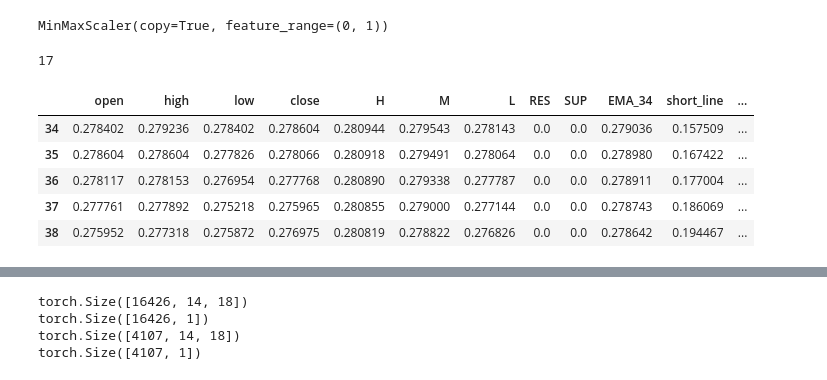
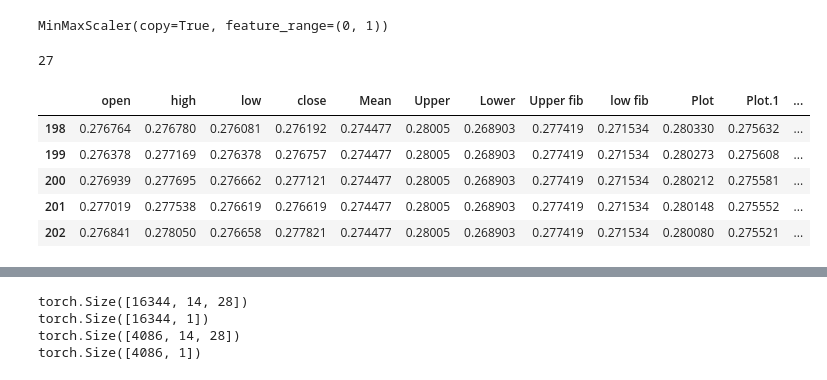
Before and after one commit to heugyu/coin_deep_learning, a Jupyter notebook: BTC_LSTM_30M.ipynb, the cells around one changed output, grey strips where cells are left out. Saved outputs shown, nothing was run; the diff lists cells and outputs as text; code cells hidden in the pictures.

```diff
--- a/BTC_LSTM_30M.ipynb
+++ b/BTC_LSTM_30M.ipynb
@@ -21,7 +22,7 @@ else:
   device = torch.device("cpu")
 # %%
 # 구글 드라이브 csv read
-data = pd.read_csv('/content/drive/My Drive/DATA/BITFINEX_BTCUSD_30.csv')
+data = pd.read_csv('/content/drive/My Drive/DATA/BITSTAMP_BTCUSD_30.csv')
 print(f'데이터 shape : {data.shape}')
 data.head()
 # %% [output]
@@ -35,10 +48,12 @@ data.head()
 # %%
-
 print(len(data))
 
-copy_data = data[['open', 'high', 'low', 'close', 'H', 'M', 'L', 'RES', 'SUP','EMA_34',
+copy_data = data[['open', 'high', 'low', 'close',
+                  'Mean ', 'Upper ', 'Lower', 'Upper fib ', 'low fib', 'Plot', 'Plot.1', 'Plot.2',
+                  'ParabolicSAR',
+                  'H', 'M', 'L', 'RES', 'SUP','EMA_34',
                   'short_line', 'VWAP', '34 EMA', 'Volume', 'Volume.1', 'A/D Volume',
-                  'OnBalanceVolume', 'MF']].dropna()
+                  'OnBalanceVolume', 'MF', 'Accumulation/Distribution']].dropna()
 
 print(len(copy_data))
 # %% [output]
@@ -65,31 +81,44 @@ price_scaler = MinMaxScaler()
 vol_scaler = MinMaxScaler()
 obv_scaler = MinMaxScaler()
 mf_scaler = MinMaxScaler()
+ad_scaler = MinMaxScaler()
 
 #   스케일 데이터 fitting
-price_scaler.fit(np.array(copy_data[['open', 'high', 'low', 'close', 'H', 'M', 'L', 'RES', 'SUP', 'EMA_34', 'short_line', 'VWAP', '34 EMA']]).reshape(-1, 1))
+price_scaler.fit(np.array(copy_data[['open', 'high', 'low', 'close', 'Mean ', 'Upper ',
+                                     'Lower', 'Upper fib ', 'low fib', 'Plot', 'Plot.1',
+                                     'Plot.2', 'ParabolicSAR', 'H', 'M', 'L', 'RES', 'SUP',
+                                     'EMA_34', 'short_line', 'VWAP', '34 EMA']]).reshape(-1, 1))
 vol_scaler.fit(np.array(copy_data[['Volume', 'Volume.1', 'A/D Volume']]).reshape(-1, 1))
 obv_scaler.fit(np.array(copy_data[['OnBalanceVolume']]).reshape(-1, 1))
 mf_scaler.fit(np.array(copy_data[['MF']]).reshape(-1, 1))
+ad_scaler.fit(np.array(copy_data[['Accumulation/Distribution']]).reshape(-1, 1))
 # %% [output]
 MinMaxScaler(copy=True, feature_range=(0, 1))
 # %%
 #   학습데이터 0 ~ 1 스케일
-copy_data[['open', 'high', 'low', 'close', 'H', 'M', 'L', 'RES', 'SUP', 'EMA_34', 'short_line', 'VWAP', '34 EMA']] = price_scaler.transform(np.array(copy_data[['open', 'high', 'low', 'close', 'H', 'M', 'L', 'RES', 'SUP', 'EMA_34', 'short_line', 'VWAP', '34 EMA']]).reshape(-1, 13))
+copy_data[['open', 'high', 'low', 'close', 'Mean ', 'Upper ',
+           'Lower', 'Upper fib ', 'low fib', 'Plot', 'Plot.1',
+           'Plot.2', 'ParabolicSAR', 'H', 'M', 'L', 'RES', 'SUP',
+           'EMA_34', 'short_line', 'VWAP', '34 EMA']] = price_scaler.transform(np.array(copy_data[['open', 'high', 'low', 'close', 'Mean ',
+                                                                                                   'Upper ', 'Lower', 'Upper fib ', 'low fib',
+                                                                                                   'Plot', 'Plot.1', 'Plot.2', 'ParabolicSAR',
+                                                                                                   'H', 'M', 'L', 'RES', 'SUP', 'EMA_34', 'short_line',
+                                                                                                   'VWAP', '34 EMA']]).reshape(-1, 22))
 copy_data[['Volume', 'Volume.1', 'A/D Volume']] = vol_scaler.transform(np.array(copy_data[['Volume', 'Volume.1', 'A/D Volume']]).reshape(-1, 3))
 copy_data[['OnBalanceVolume']] = obv_scaler.transform(np.array(copy_data[['OnBalanceVolume']]).reshape(-1, 1))
 copy_data[['MF']] = mf_scaler.transform(np.array(copy_data[['MF']]).reshape(-1, 1))
+copy_data[['Accumulation/Distribution']] = ad_scaler.transform(np.array(copy_data[['Accumulation/Distribution']]).reshape(-1, 1))
 
 print(len(copy_data.columns) - 1)
 copy_data.head()
 # %% [output]
-17
+27
-|  | open | high | low | close | H | M | L | RES | SUP | EMA_34 | short_line | ... |
-| 34 | 0.278402 | 0.279236 | 0.278402 | 0.278604 | 0.280944 | 0.279543 | 0.278143 | 0.0 | 0.0 | 0.279036 | 0.157509 | ... |
-| 35 | 0.278604 | 0.278604 | 0.277826 | 0.278066 | 0.280918 | 0.279491 | 0.278064 | 0.0 | 0.0 | 0.278980 | 0.167422 | ... |
-| 36 | 0.278117 | 0.278153 | 0.276954 | 0.277768 | 0.280890 | 0.279338 | 0.277787 | 0.0 | 0.0 | 0.278911 | 0.177004 | ... |
-| 37 | 0.277761 | 0.277892 | 0.275218 | 0.275965 | 0.280855 | 0.279000 | 0.277144 | 0.0 | 0.0 | 0.278743 | 0.186069 | ... |
-| 38 | 0.275952 | 0.277318 | 0.275872 | 0.276975 | 0.280819 | 0.278822 | 0.276826 | 0.0 | 0.0 | 0.278642 | 0.194467 | ... |
+|  | open | high | low | close | Mean | Upper | Lower | Upper fib | low fib | Plot | Plot.1 | ... |
+| 198 | 0.276764 | 0.276780 | 0.276081 | 0.276192 | 0.274477 | 0.28005 | 0.268903 | 0.277419 | 0.271534 | 0.280330 | 0.275632 | ... |
+| 199 | 0.276378 | 0.277169 | 0.276378 | 0.276757 | 0.274477 | 0.28005 | 0.268903 | 0.277419 | 0.271534 | 0.280273 | 0.275608 | ... |
+| 200 | 0.276939 | 0.277695 | 0.276662 | 0.277121 | 0.274477 | 0.28005 | 0.268903 | 0.277419 | 0.271534 | 0.280212 | 0.275581 | ... |
+| 201 | 0.277019 | 0.277538 | 0.276619 | 0.276619 | 0.274477 | 0.28005 | 0.268903 | 0.277419 | 0.271534 | 0.280148 | 0.275552 | ... |
+| 202 | 0.276841 | 0.278050 | 0.276658 | 0.277821 | 0.274477 | 0.28005 | 0.268903 | 0.277419 | 0.271534 | 0.280080 | 0.275521 | ... |
 # %%
 copy_data.describe()
 # %% [output]
@@ -152,7 +181,7 @@ print(y_train.shape)
 print(x_test.shape)
 print(y_test.shape)
 # %% [output]
-torch.Size([16426, 14, 18])
-torch.Size([16426, 1])
-torch.Size([4107, 14, 18])
-torch.Size([4107, 1])
+torch.Size([16344, 14, 28])
+torch.Size([16344, 1])
+torch.Size([4086, 14, 28])
+torch.Size([4086, 1])
```
Also changed, not shown: parts of 11 cells of this notebook.
